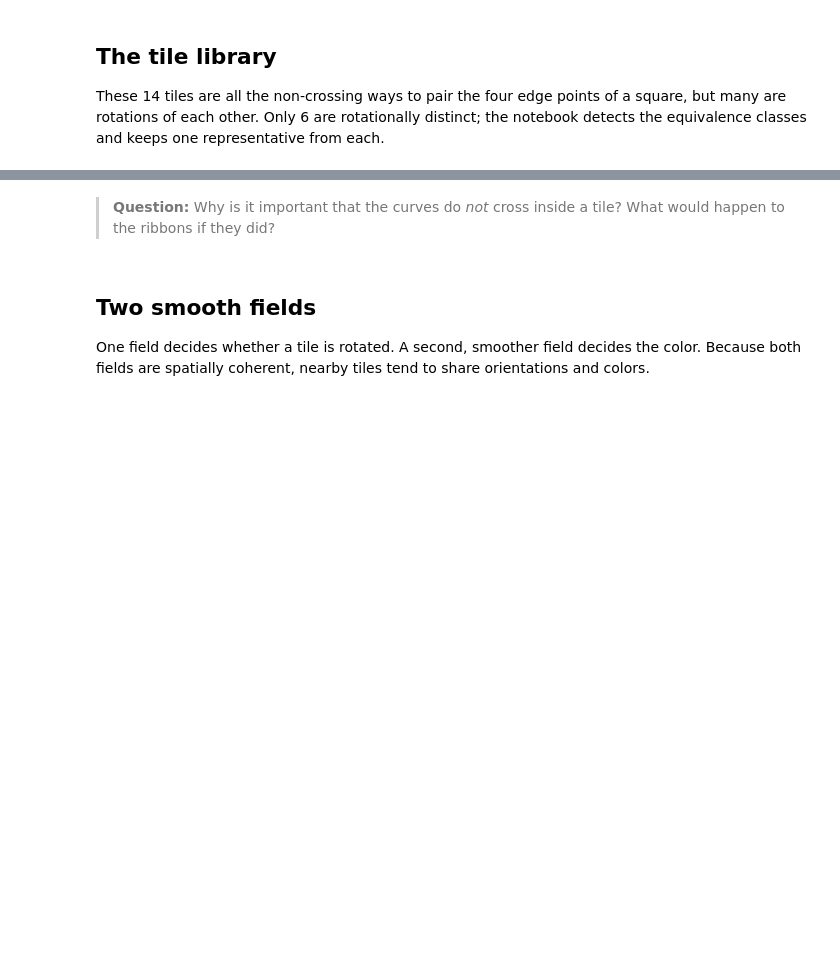
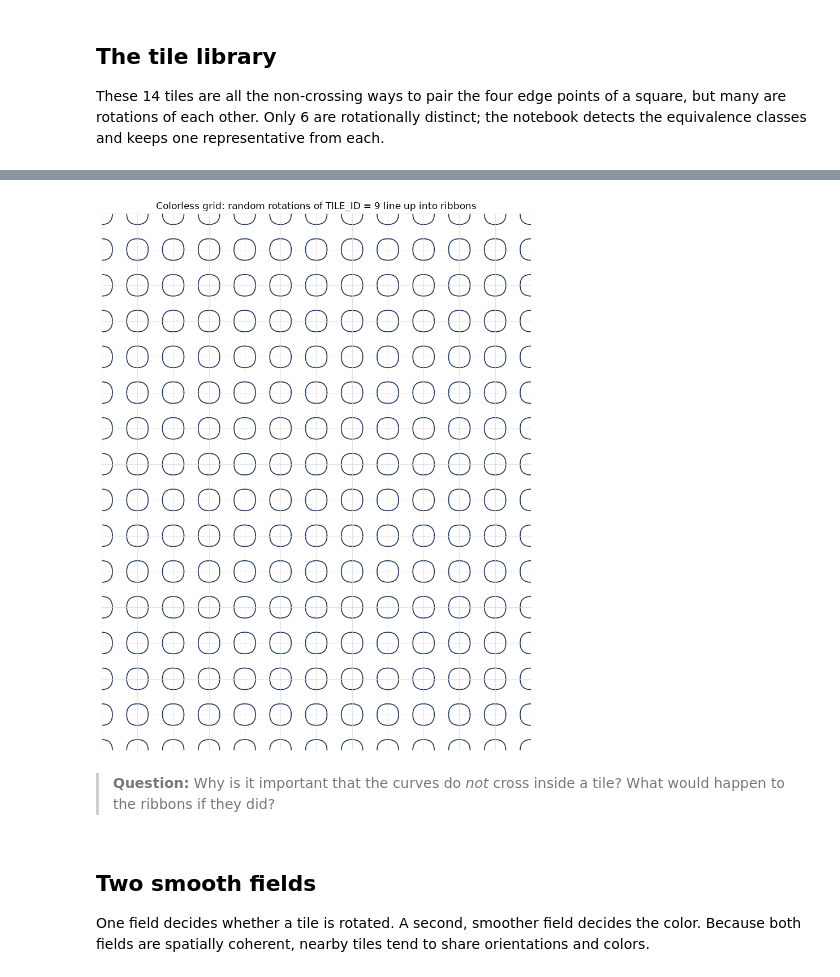
Before and after one commit to imanmossavat/math_vis, a Jupyter notebook: notebooks/demo_truchet.ipynb, the cells around one changed output, grey strips where cells are left out. Saved outputs shown, nothing was run; the diff lists cells and outputs as text; code cells hidden in the pictures; blank space fills up the shorter version.

```diff
--- a/notebooks/demo_truchet.ipynb
+++ b/notebooks/demo_truchet.ipynb
@@ -84,3 +88,34 @@ Keeping representatives: [0, 1, 3, 4, 6, 9]
+# %%
+# Why these tiles work: random rotations connect into ribbons
+# This colorless grid uses only TILE_ID = 9 with random 0/1 rotations.
+# The curves line up across tile edges, so local random choices become global wandering ribbons.
+
+rng_demo = np.random.default_rng(SEED + 1)
+demo_tile_id = 9
+demo_rotations = [0, 1]
+demo_nx, demo_ny = 12, 15
+
+demo_orient = rng_demo.integers(0, len(demo_rotations), size=(demo_ny, demo_nx))
+
+fig, ax = plt.subplots(figsize=(8, 10))
+for j in range(demo_ny):
+    for i in range(demo_nx):
+        tile = rotate_tile(tiles[demo_tile_id], demo_rotations[demo_orient[j, i]])
+        for a, b in tile:
+            c = tile_curve(a, b) + [i, j]
+            ax.plot(c[:, 0], c[:, 1], color='#1d3557', lw=1.2)
+        # faint tile boundary
+        ax.plot([i, i+1, i+1, i, i], [j, j, j+1, j+1, j], color='#e0e0e0', lw=0.5)
+
+ax.set_xlim(0, demo_nx)
+ax.set_ylim(0, demo_ny)
+ax.set_aspect('equal')
+ax.axis('off')
+ax.set_title('Colorless grid: random rotations of TILE_ID = 9 line up into ribbons', fontsize=12)
+plt.tight_layout()
+plt.show()
+# %% [output]
+[figure, added]
 # %% [markdown]
 > **Question:** Why is it important that the curves do *not* cross inside a tile? What would happen to the ribbons if they did?
 # %% [markdown]
```
Also changed, not shown: parts of 2 cells of this notebook, 2 other files.
